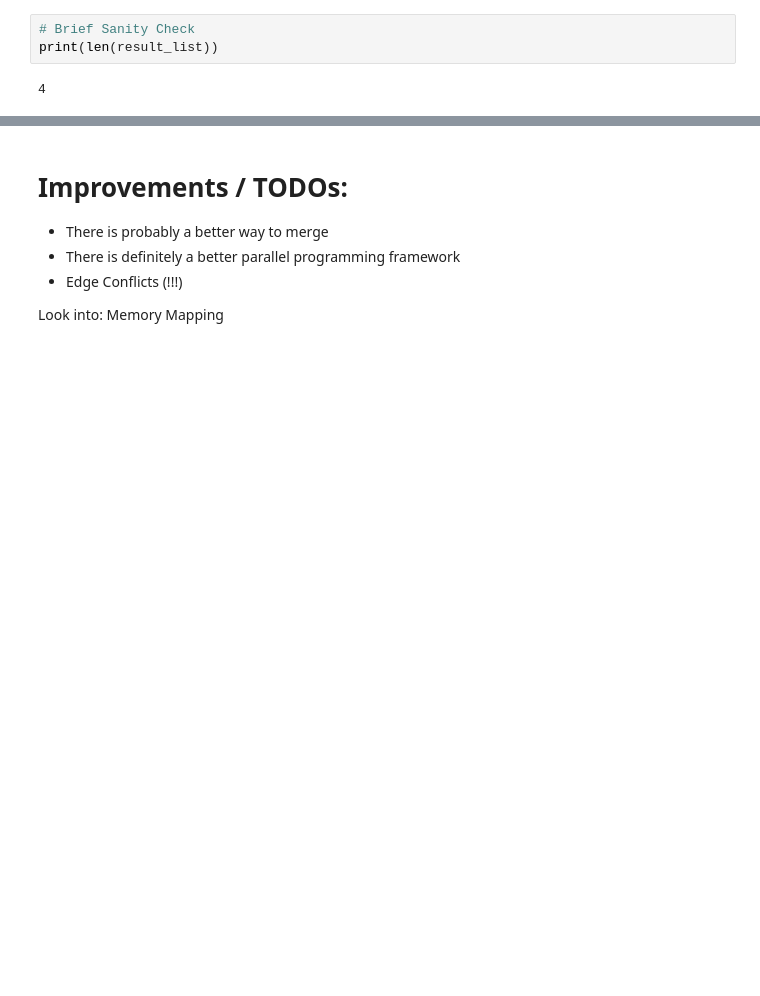
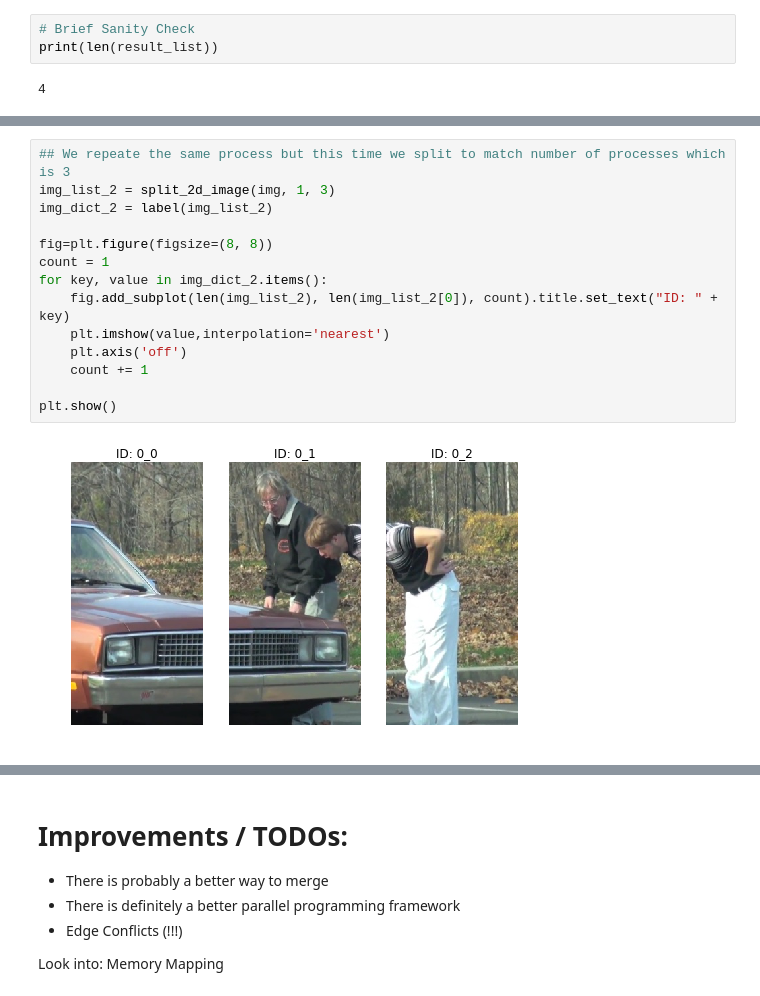
Before and after one commit to zainebrahim/nomads, a Jupyter notebook: source/richard/parallel-exploration-0.ipynb, the cells around one changed output, grey strips where cells are left out. Saved outputs shown, nothing was run; the diff lists cells and outputs as text; blank space fills up the shorter version.

```diff
--- a/source/richard/parallel-exploration-0.ipynb
+++ b/source/richard/parallel-exploration-0.ipynb
@@ -161,0 +185,16 @@ imgplot = plt.imshow(new_image)
+# %%
+## We repeate the same process but this time we split to match number of processes which is 3
+img_list_2 = split_2d_image(img, 1, 3)
+img_dict_2 = label(img_list_2)
+
+fig=plt.figure(figsize=(8, 8))
+count = 1
+for key, value in img_dict_2.items():
+    fig.add_subplot(len(img_list_2), len(img_list_2[0]), count).title.set_text("ID: " + key)
+    plt.imshow(value,interpolation='nearest')
+    plt.axis('off')
+    count += 1
+
+plt.show()
+# %% [output]
+[figure, added]
```
Also changed, not shown: parts of 8 cells of this notebook.
